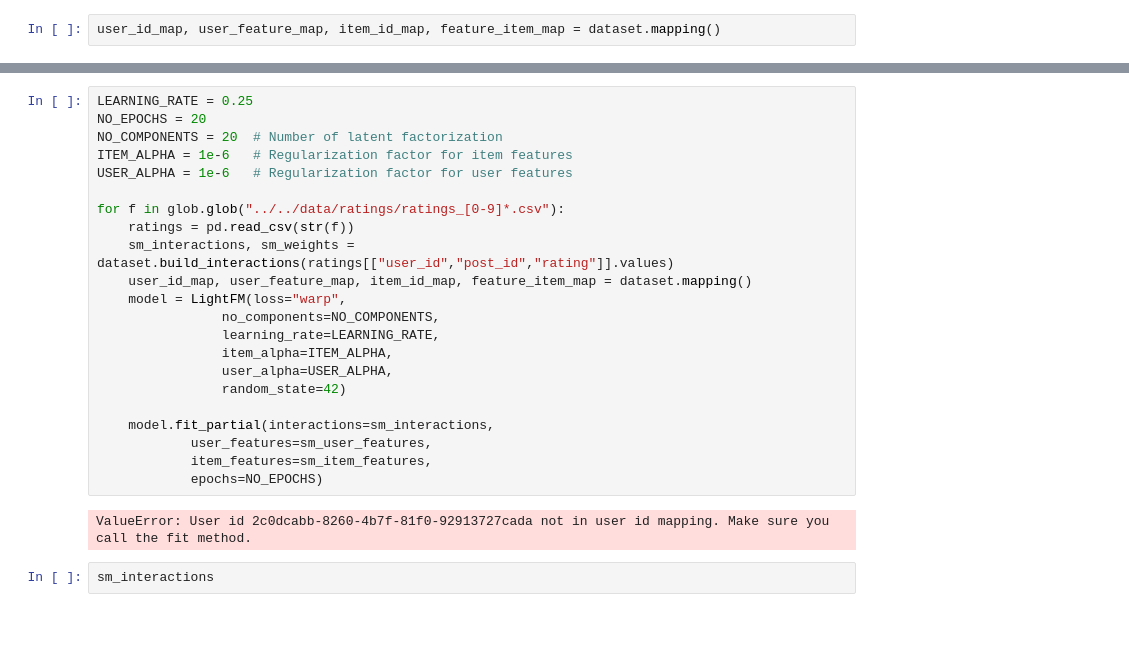
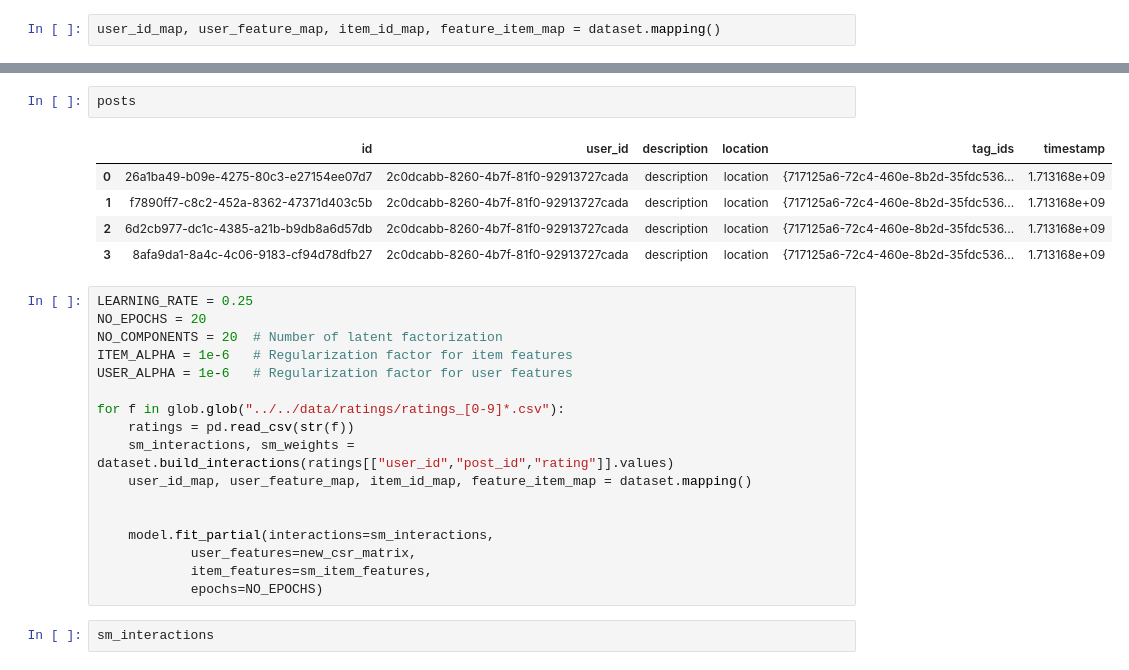
Before and after one commit to studsch/cool-app, a Jupyter notebook: rec-sys/src/logic/main.ipynb, the cells around one changed output, grey strips where cells are left out. Saved outputs shown, nothing was run; the diff lists cells and outputs as text; blank space fills up the shorter version.

```diff
--- a/rec-sys/src/logic/main.ipynb
+++ b/rec-sys/src/logic/main.ipynb
@@ -175,3 +218,11 @@ user_feature_map
+# %%
+posts
+# %% [output]
+|  | id | user_id | description | location | tag_ids | timestamp |
+| 0 | 26a1ba49-b09e-4275-80c3-e27154ee07d7 | 2c0dcabb-8260-4b7f-81f0-92913727cada | description | location | {717125a6-72c4-460e-8b2d-35fdc536... | 1.713168e+09 |
+| 1 | f7890ff7-c8c2-452a-8362-47371d403c5b | 2c0dcabb-8260-4b7f-81f0-92913727cada | description | location | {717125a6-72c4-460e-8b2d-35fdc536... | 1.713168e+09 |
+| 2 | 6d2cb977-dc1c-4385-a21b-b9db8a6d57db | 2c0dcabb-8260-4b7f-81f0-92913727cada | description | location | {717125a6-72c4-460e-8b2d-35fdc536... | 1.713168e+09 |
+| 3 | 8afa9da1-8a4c-4c06-9183-cf94d78dfb27 | 2c0dcabb-8260-4b7f-81f0-92913727cada | description | location | {717125a6-72c4-460e-8b2d-35fdc536... | 1.713168e+09 |
 # %%
 LEARNING_RATE = 0.25
 NO_EPOCHS = 20
@@ -183,19 +234,12 @@ for f in glob.glob("../../data/ratings/ratings_[0-9]*.csv"):
     ratings = pd.read_csv(str(f))
     sm_interactions, sm_weights = dataset.build_interactions(ratings[["user_id","post_id","rating"]].values)
     user_id_map, user_feature_map, item_id_map, feature_item_map = dataset.mapping()
-    model = LightFM(loss="warp",
-                no_components=NO_COMPONENTS,
-                learning_rate=LEARNING_RATE,
-                item_alpha=ITEM_ALPHA,
-                user_alpha=USER_ALPHA,
-                random_state=42)
+
 
     model.fit_partial(interactions=sm_interactions,
-            user_features=sm_user_features,
+            user_features=new_csr_matrix,
             item_features=sm_item_features,
             epochs=NO_EPOCHS)
-# %% [output]
-ValueError: User id 2c0dcabb-8260-4b7f-81f0-92913727cada not in user id mapping. Make sure you call the fit method.
 # %%
 sm_interactions
 # %% [output]
```
Also changed, not shown: parts of 55 cells of this notebook, 6 other files.
